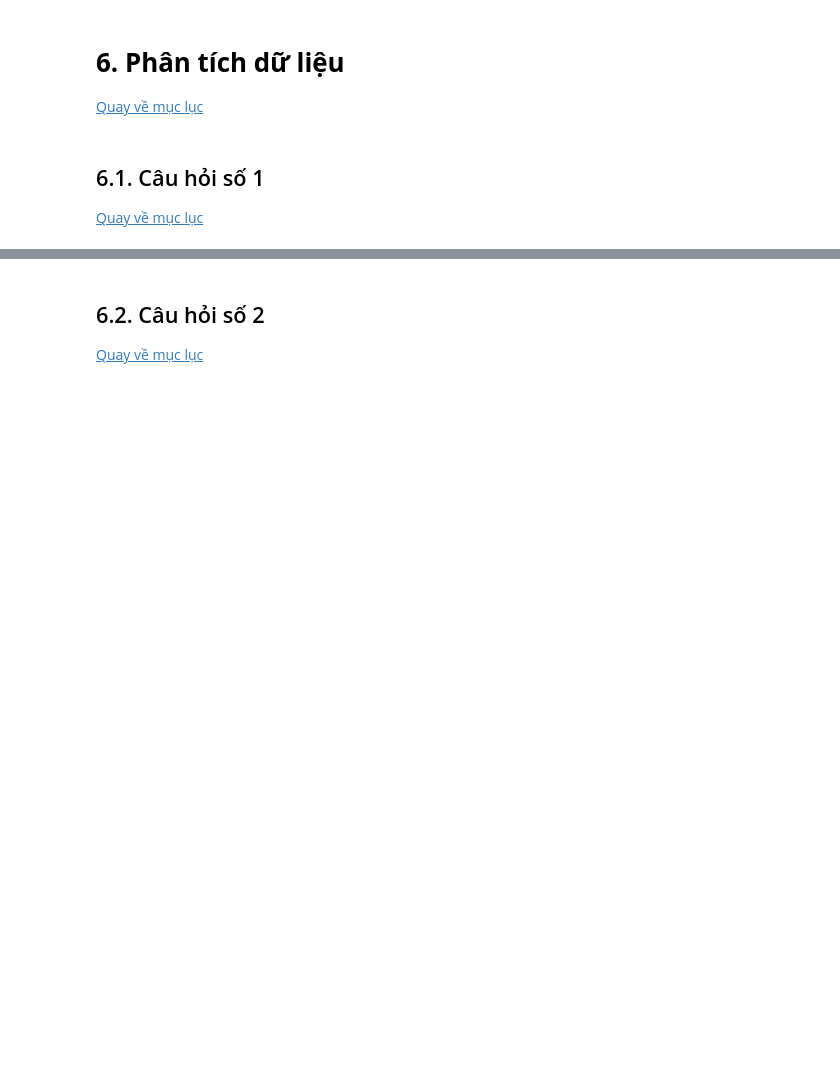
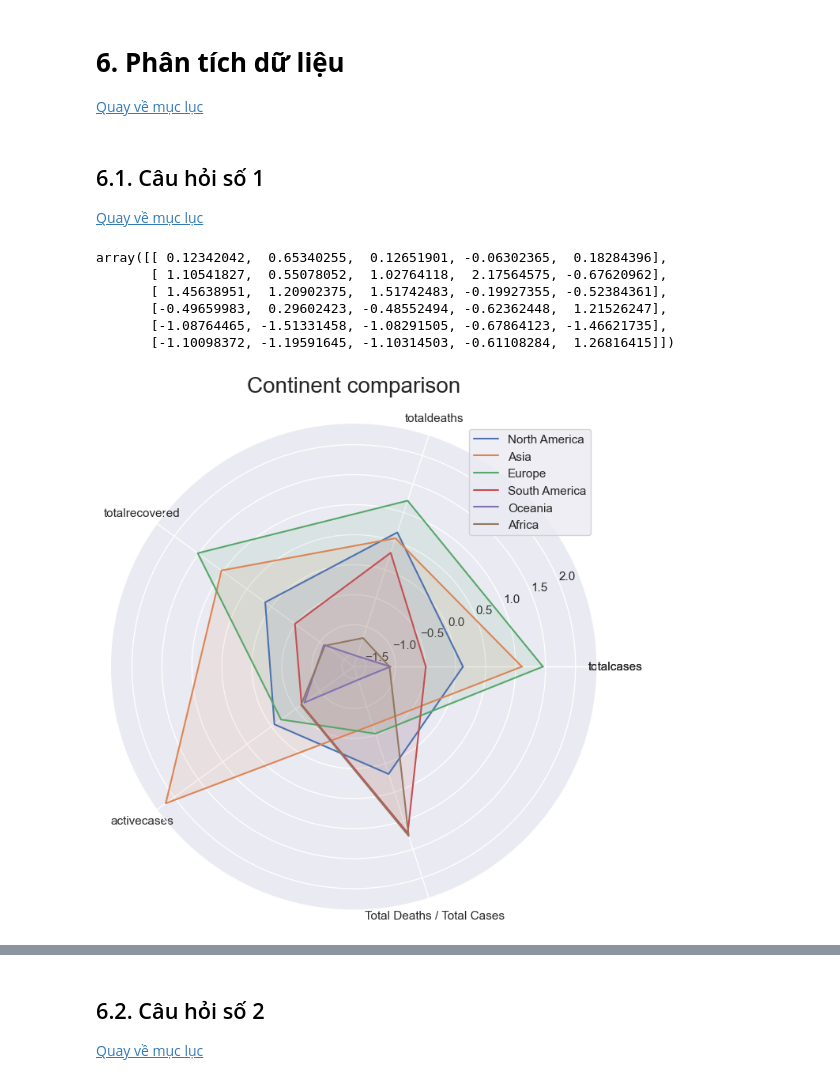
Before and after one commit to phuong1605/Data-Relationship, a Jupyter notebook: lab1.ipynb, the cells around one changed output, grey strips where cells are left out. Saved outputs shown, nothing was run; the diff lists cells and outputs as text; code cells hidden in the pictures; blank space fills up the shorter version.

```diff
--- a/lab1.ipynb
+++ b/lab1.ipynb
@@ -47,9 +47,14 @@
 [Quay về mục lục](#TOC)
 # %%
 import pandas as pd
+import re
 import numpy as np
-import seaborn as sn
 import matplotlib.pyplot as plt
+import seaborn as sns
+from sklearn.preprocessing import StandardScaler
+from matplotlib.lines import Line2D
+import statsmodels.api as sm
+sns.set()
 # %% [markdown]
 ---
 # %% [markdown]
@@ -108,3 +104,6 @@ Name: continent, Length: 246, dtype: object
+# %%
+covid19_df.to_csv('covid19_05_03_2023.csv', index=False)
+covid19_df = pd.read_csv('covid19_05_03_2023.csv')
 # %% [markdown]
 ## 5.2. Số dòng và số cột của tập dữ liệu <a name = "section5_2"></a>
 [Quay về mục lục](#TOC)
@@ -171,3 +178,39 @@ dtype: object
 # %% [markdown]
 ## 6.1. Câu hỏi số 1 <a name = "section6_1"></a>
 [Quay về mục lục](#TOC)
+# %%
+radar_data = covid19_df[['totalcases','totaldeaths','totalrecovered','activecases']].iloc[:6,:]
+radar_data['Total Deaths / Total Cases'] = radar_data['totaldeaths'] / radar_data['totalcases'] * 100
+scale = StandardScaler()
+data_ = scale.fit_transform(radar_data)
+data_
+# %% [output]
+array([[ 0.12342042,  0.65340255,  0.12651901, -0.06302365,  0.18284396],
+       [ 1.10541827,  0.55078052,  1.02764118,  2.17564575, -0.67620962],
+       [ 1.45638951,  1.20902375,  1.51742483, -0.19927355, -0.52384361],
+       [-0.49659983,  0.29602423, -0.48552494, -0.62362448,  1.21526247],
+       [-1.08764465, -1.51331458, -1.08291505, -0.67864123, -1.46621735],
+       [-1.10098372, -1.19591645, -1.10314503, -0.61108284,  1.26816415]])
+# %%
+categories = radar_data.columns
+categories = [*categories, categories[0]]
+radar_ = []
+for i in range(6):
+    radar_.append([*data_[i],data_[i][0]])
+
+label_loc = np.linspace(start=0, stop=2 * np.pi, num=len(radar_[0]))
+
+label = ['North America','Asia','Europe','South America','Oceania','Africa']
+
+plt.figure(figsize=(8, 8))
+plt.subplot(polar=True)
+for i in range(6):
+    plt.plot(label_loc, radar_[i], label=label[i])
+    plt.fill(label_loc,radar_[i],alpha = 0.1)
+
+plt.title('Continent comparison', size=20, y=1.05)
+lines, labels = plt.thetagrids(np.degrees(label_loc), labels=categories)
+plt.legend()
+plt.show()
+# %% [output]
+[figure, added]
```
Also changed, not shown: parts of 7 cells of this notebook.
